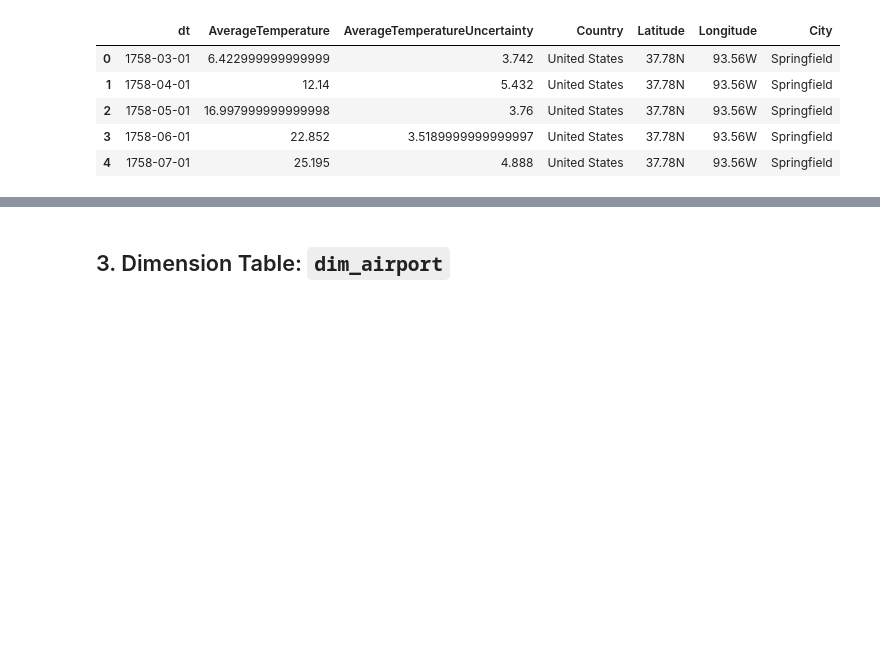
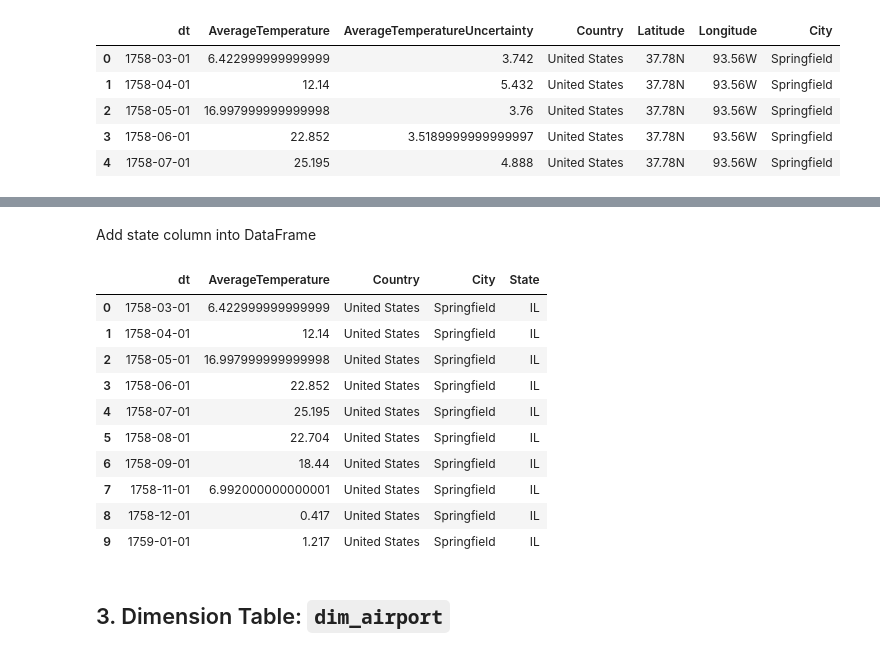
Before and after one commit to kennycontreras/us_national_tourism, a Jupyter notebook: us_national_tourism.ipynb, the cells around one changed output, grey strips where cells are left out. Cells and saved outputs as stored; diff of their text form; code cells hidden in the pictures; blank space fills up the shorter version.

```diff
--- a/us_national_tourism.ipynb
+++ b/us_national_tourism.ipynb
@@ -116,3 +118,5 @@ df_city[df_city.state_preffix.isnull()]
+# %%
+state_city = df_city[['state_prefix', 'City']].drop_duplicates().values.tolist()
 # %% [markdown]
 ## 2. Dimension Table: `dim_city_temperature`
 # %% [markdown]
@@ -192,3 +196,6 @@ df_date.limit(5).toPandas()
 | 2 | 1758-05-01 | 16.997999999999998 | 3.76 | United States | 37.78N | 93.56W | Springfield |
 | 3 | 1758-06-01 | 22.852 | 3.5189999999999997 | United States | 37.78N | 93.56W | Springfield |
 | 4 | 1758-07-01 | 25.195 | 4.888 | United States | 37.78N | 93.56W | Springfield |
+# %%
+df_dim_date = df_date.select('dt', 'AverageTemperature', 'Country', 'City')
+df_dim_date.limit(5).toPandas()
@@ -195,3 +209,28 @@ df_date.limit(5).toPandas()
+# %% [markdown]
+Add state column into DataFrame
+# %%
+from pyspark.sql.functions import udf
+
+@udf
+def state(string):
+
+    state = next(state for state, city in state_city if city == string)
+    return state
+
+df_weather = df_dim_date.withColumn('State', state(df_dim_date.City))
+df_weather.limit(10).toPandas()
+# %% [output]
+|  | dt | AverageTemperature | Country | City | State |
+| 0 | 1758-03-01 | 6.422999999999999 | United States | Springfield | IL |
+| 1 | 1758-04-01 | 12.14 | United States | Springfield | IL |
+| 2 | 1758-05-01 | 16.997999999999998 | United States | Springfield | IL |
+| 3 | 1758-06-01 | 22.852 | United States | Springfield | IL |
+| 4 | 1758-07-01 | 25.195 | United States | Springfield | IL |
+| 5 | 1758-08-01 | 22.704 | United States | Springfield | IL |
+| 6 | 1758-09-01 | 18.44 | United States | Springfield | IL |
+| 7 | 1758-11-01 | 6.992000000000001 | United States | Springfield | IL |
+| 8 | 1758-12-01 | 0.417 | United States | Springfield | IL |
+| 9 | 1759-01-01 | 1.217 | United States | Springfield | IL |
 # %% [markdown]
 ## 3. Dimension Table: `dim_airport`
 # %%
```
Also changed, not shown: parts of 6 cells of this notebook.
